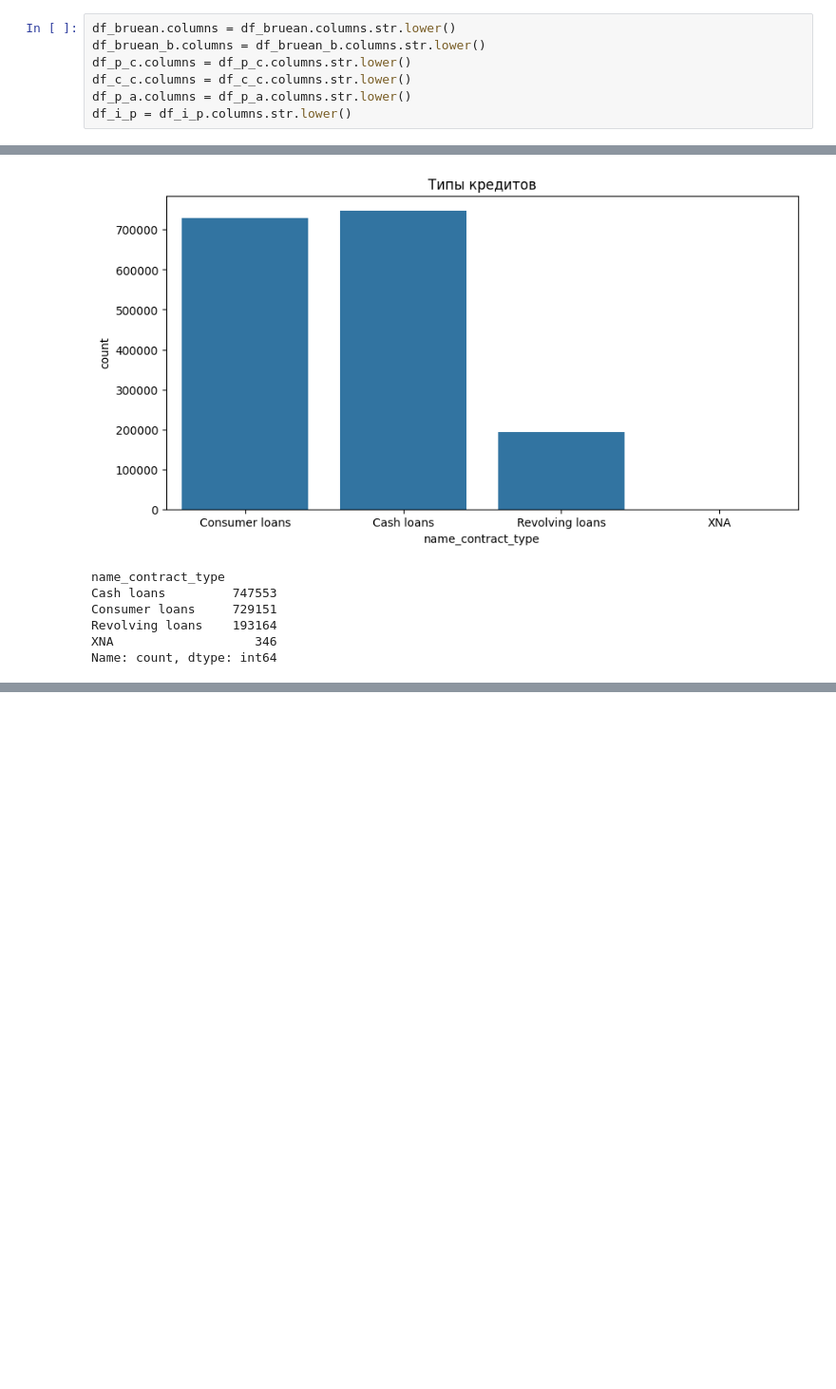
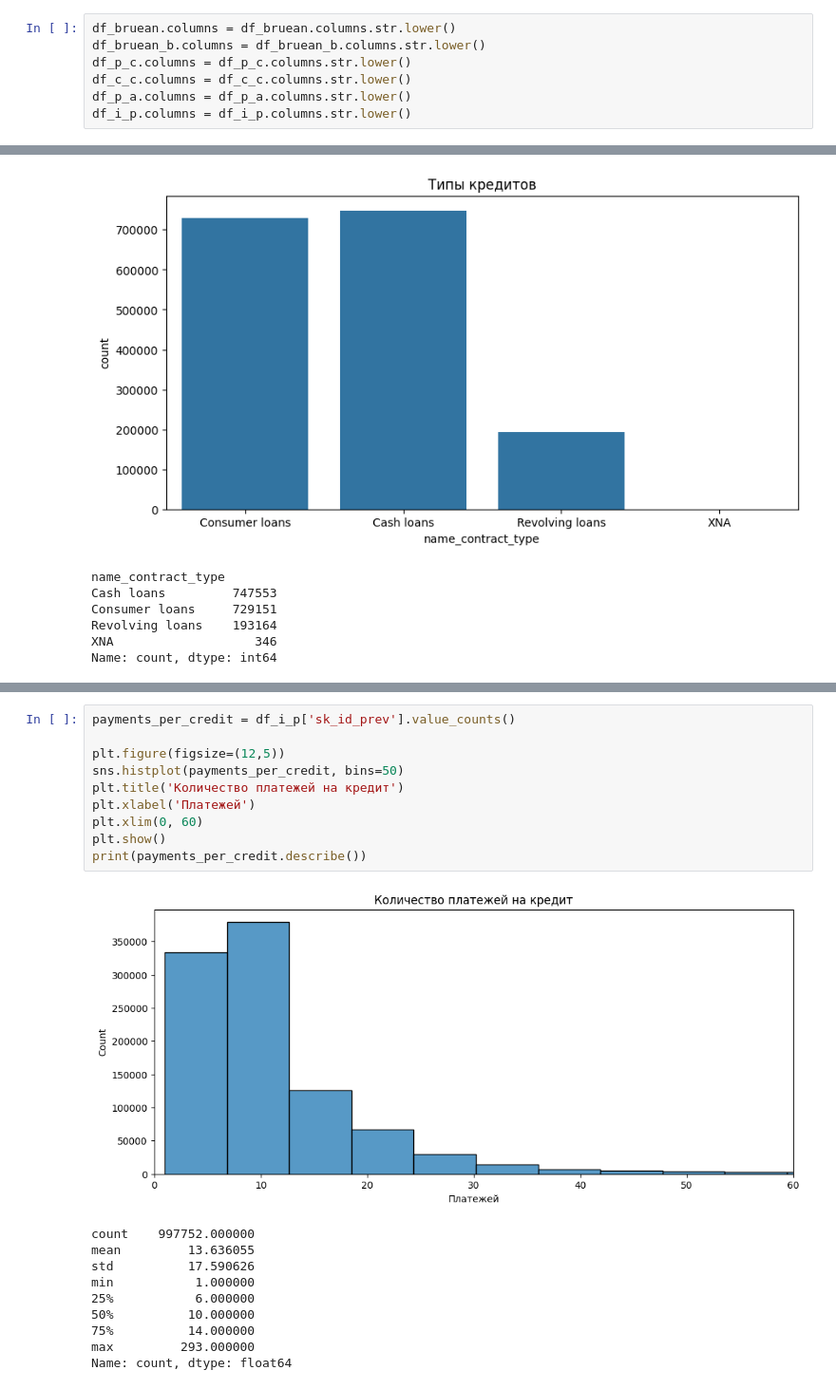
Before and after one commit to malakhovs04/Home-Credit-Default-Risk, a Jupyter notebook: check_tables.ipynb, the cells around one changed output, grey strips where cells are left out. Shown at 95% size. Cells and saved outputs as stored; diff of their text form; blank space fills up the shorter version.

Commit message:
working with a table 'installments_payments.csv(df_i_p)'

```diff
--- a/check_tables.ipynb
+++ b/check_tables.ipynb
@@ -312,7 +312,7 @@ df_bruean_b.columns = df_bruean_b.columns.str.lower()
 df_p_c.columns = df_p_c.columns.str.lower()
 df_c_c.columns = df_c_c.columns.str.lower()
 df_p_a.columns = df_p_a.columns.str.lower()
-df_i_p = df_i_p.columns.str.lower()
+df_i_p.columns = df_i_p.columns.str.lower()
 # %% [markdown]
 Рассмотри таблицу bureau.csv. В ней хранятся данные о прошлых кредитах клиентов, предоставленных другими финансовыми организациями.
 # %%
@@ -950,0 +1005,21 @@ Name: count, dtype: int64
+# %%
+payments_per_credit = df_i_p['sk_id_prev'].value_counts()
+
+plt.figure(figsize=(12,5))
+sns.histplot(payments_per_credit, bins=50)
+plt.title('Количество платежей на кредит')
+plt.xlabel('Платежей')
+plt.xlim(0, 60)
+plt.show()
+print(payments_per_credit.describe())
+# %% [output]
+[figure, added]
+count    997752.000000
+mean         13.636055
+std          17.590626
+min           1.000000
+25%           6.000000
+50%          10.000000
+75%          14.000000
+max         293.000000
+Name: count, dtype: float64
```
Also changed, not shown: parts of 9 cells of this notebook.
